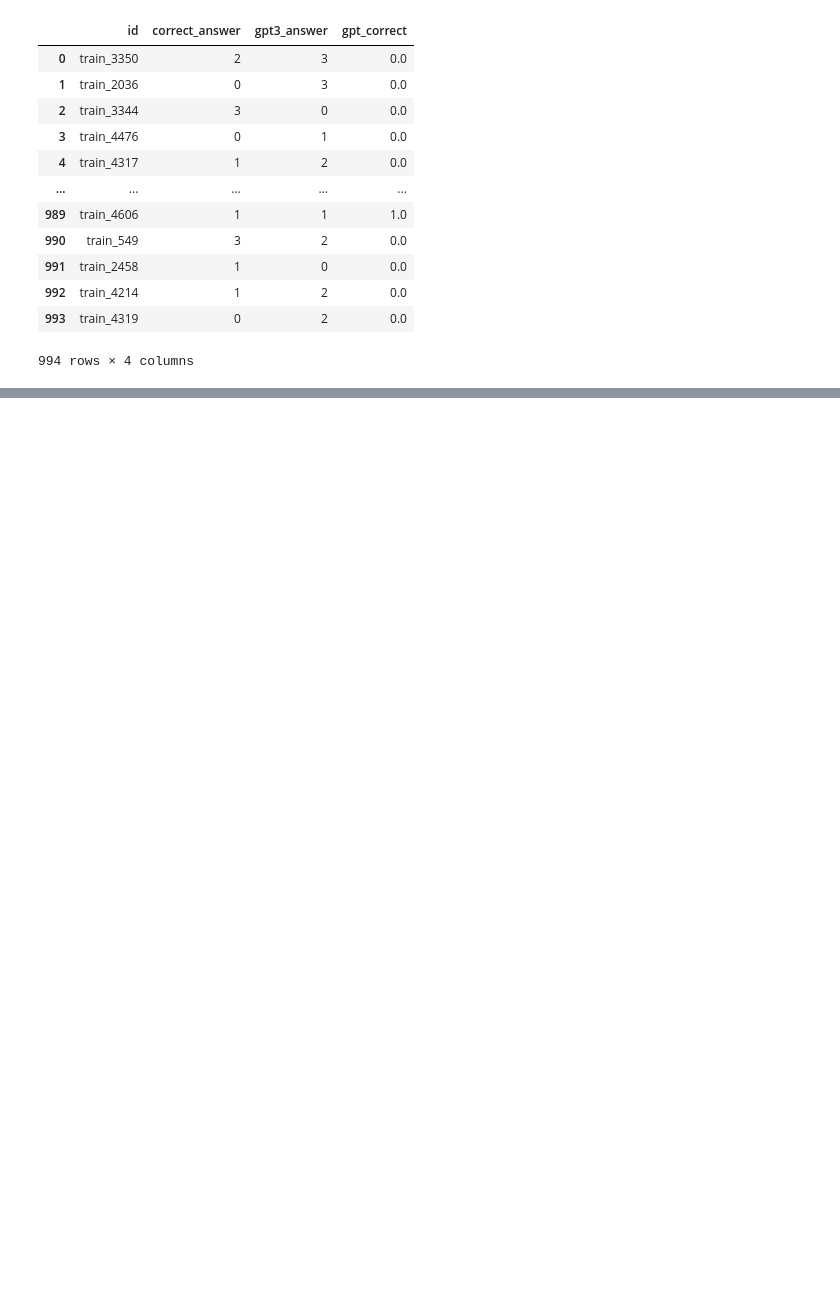
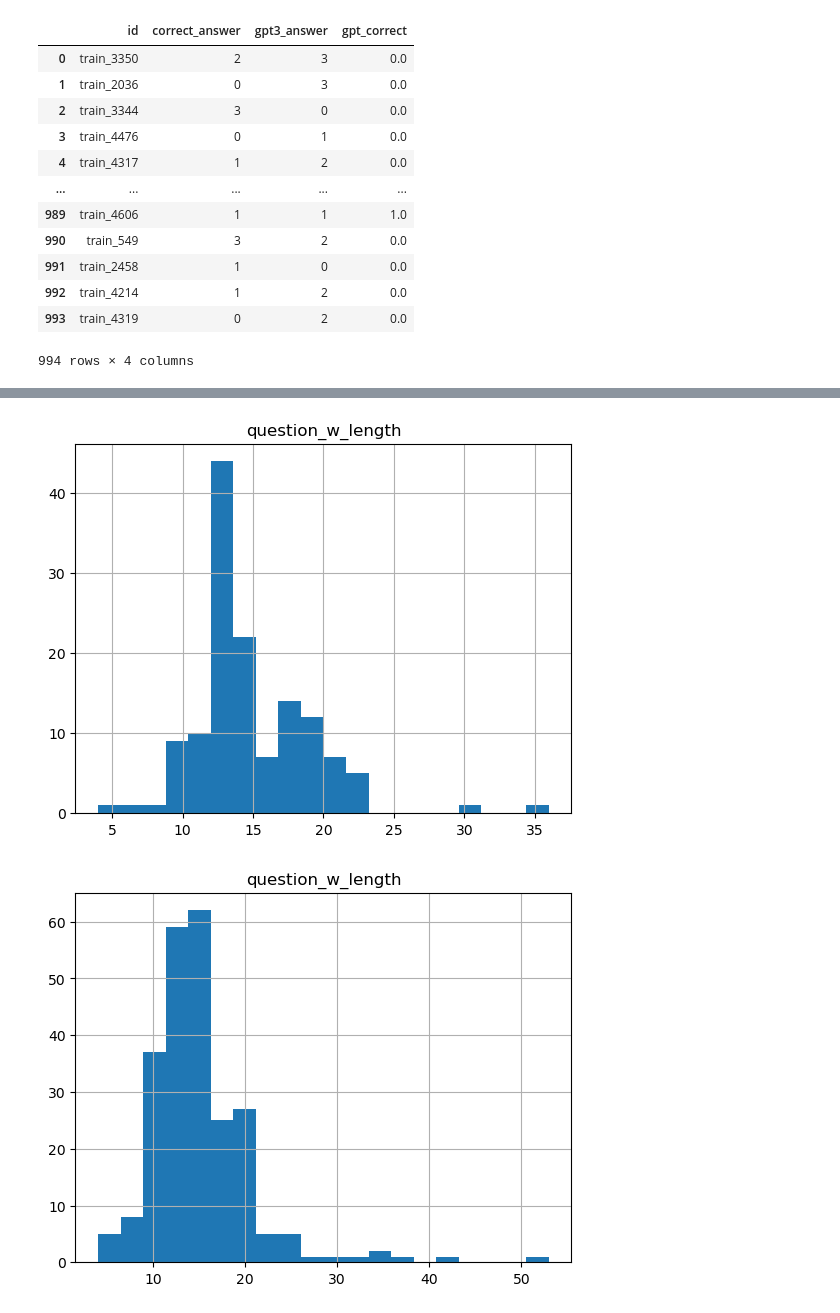
Before and after one commit to wjoe2046/trustworthy_dl_proj, a Jupyter notebook: experiments.ipynb, the cells around one changed output, grey strips where cells are left out. Saved outputs shown, nothing was run; the diff lists cells and outputs as text; code cells hidden in the pictures; blank space fills up the shorter version.

```diff
--- a/experiments.ipynb
+++ b/experiments.ipynb
@@ -468,0 +650,6 @@ TypeError: venn2() got an unexpected keyword argument 'facecolor'
+# %%
+hist = corr_gpt_ans_qs.hist(column='question_w_length', bins=20)
+hist = corr_chatgpt_ans_qs.hist(column='question_w_length', bins=20)
+# %% [output]
+[figure, added]
+[figure, added]
```
Also changed, not shown: parts of 38 cells of this notebook, 1 other file.
